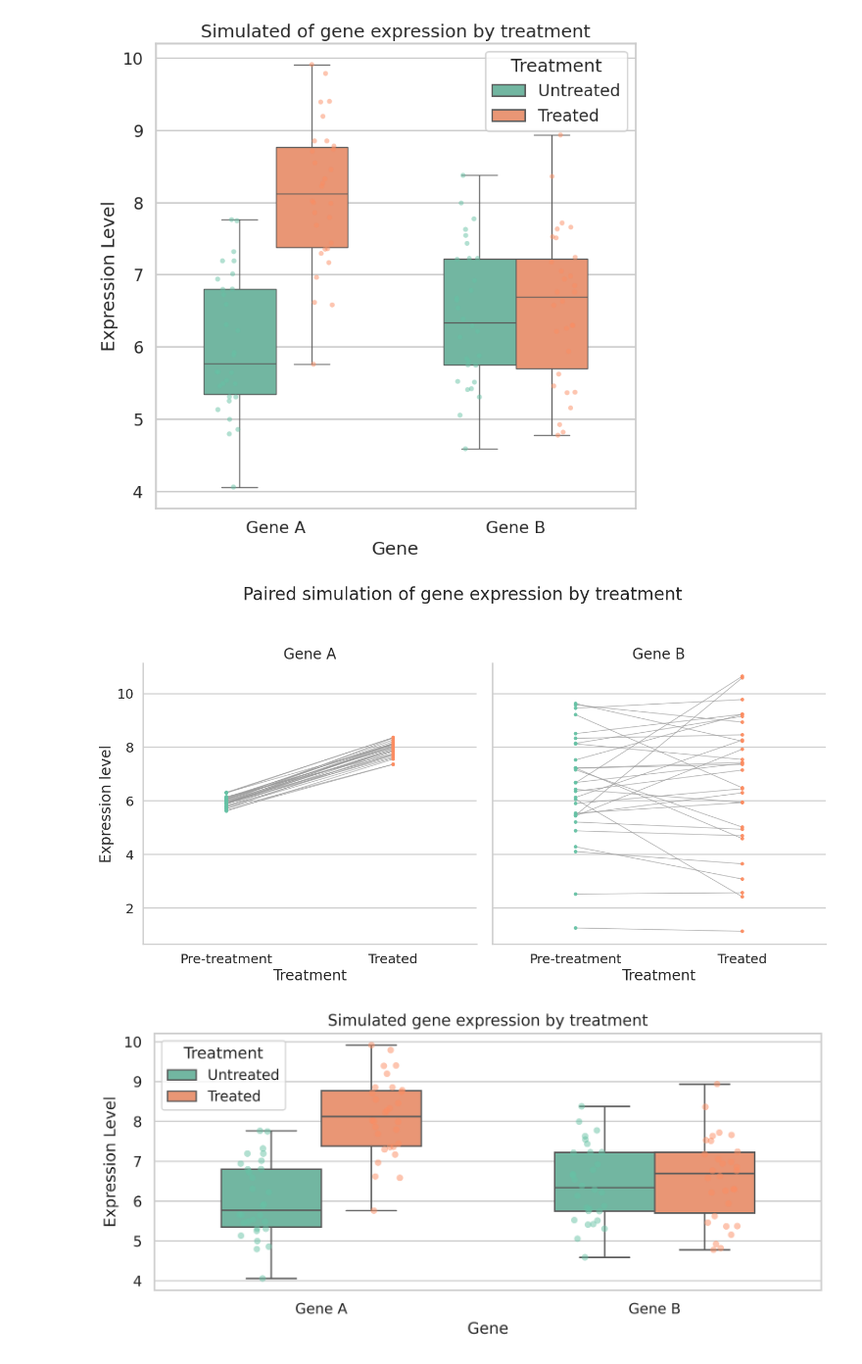
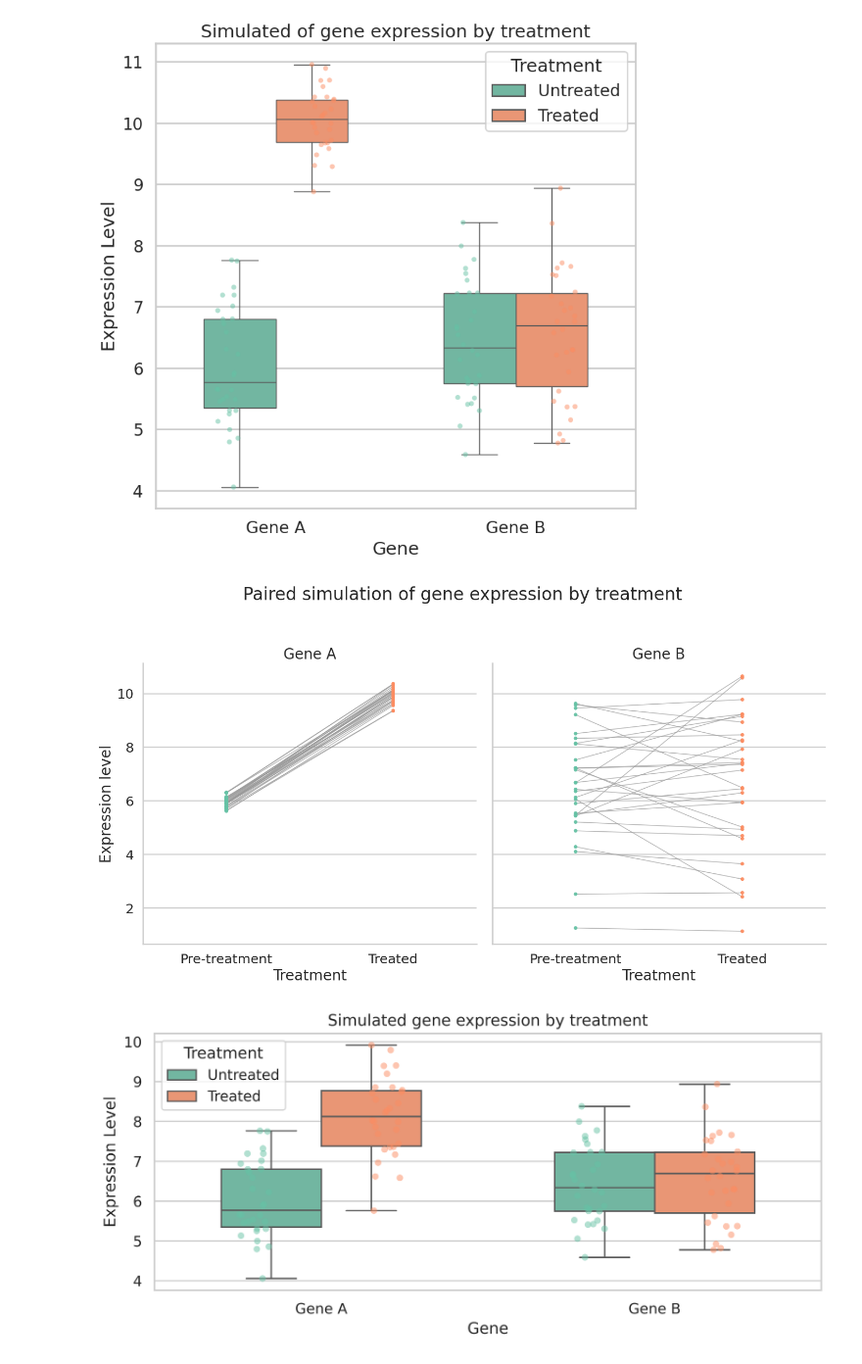
Before and after one commit to Jesse-Islam/reproduce_thesis, a Jupyter notebook: chapter_01/intro_sims.ipynb, the cells around one changed output. Shown at 98% size. Cells and saved outputs as stored; diff of their text form; code cells hidden in the pictures.

```diff
--- a/chapter_01/intro_sims.ipynb
+++ b/chapter_01/intro_sims.ipynb
@@ -9,7 +9,7 @@ import matplotlib.pyplot as plt
 np.random.seed(123)
 n_per_group = 30
 geneA_untreated = np.random.normal(loc=6.0, scale=0.8, size=n_per_group)
-geneA_treated   = np.random.normal(loc=8.0, scale=0.8, size=n_per_group)
+geneA_treated   = np.random.normal(loc=10.0, scale=0.4, size=n_per_group)
 geneB_untreated = np.random.normal(loc=6.5, scale=0.9, size=n_per_group)
 geneB_treated   = np.random.normal(loc=6.6, scale=0.9, size=n_per_group)
 
@@ -22,34 +22,34 @@ df = pd.DataFrame({
 # 2) Seaborn aesthetics
 sns.set_theme(context="talk", style="whitegrid")  # clean, publication-friendly
 palette = sns.color_palette("Set2")               # soft, colorblind-friendly
 
 # 3) Single plot: x = Group, y = Expression, hue = Gene
 plt.figure(figsize=(8, 8))
 ax = sns.boxplot(
     data=df, x="Gene", y="Expression", hue="Group",
     palette=palette, width=0.6, fliersize=0
 )
 # Overlay individual points for transparency/variance
 sns.stripplot(
     data=df, x="Gene", y="Expression", hue="Group",
     dodge=True, alpha=0.5, linewidth=0, palette=palette
 )
 
 # 4) Tidy legend (remove duplicates from stripplot)
 handles, labels = ax.get_legend_handles_labels()
 ax.legend(handles[:2], labels[:2], title="Treatment", frameon=True)
 
 # 5) Labels and layout
 ax.set_title("Simulated of gene expression by treatment")
 ax.set_xlabel("Gene")
 ax.set_ylabel("Expression Level")
 plt.tight_layout()
 
 # 6) Save publication-quality PNG (and optional PDF)
 plt.savefig("two_genes_boxplot.png", dpi=600, bbox_inches="tight")
 plt.show()
 # %% [output]
-[figure, old version]
+[figure, new version]
 # %%
 # --- Paired slope plot: gray lines + treatment-colored dots, with a proper legend ---
 import numpy as np
@@ -62,7 +62,7 @@ np.random.seed(42)
 n_subjects = 30
 subjects = np.arange(1, n_subjects + 1)
 A_pre  = np.random.normal(loc=6.0, scale=0.2, size=n_subjects)
-A_post = A_pre + np.random.normal(loc=2.0, scale=0.2, size=n_subjects)
+A_post = A_pre + np.random.normal(loc=4.0, scale=0.2, size=n_subjects)
 B_pre  = np.random.normal(loc=6.5, scale=2, size=n_subjects)
 B_post = B_pre + np.random.normal(loc=0.2, scale=2, size=n_subjects)
 df = pd.DataFrame({
@@ -134,7 +134,7 @@ plt.tight_layout(rect=[0, 0, 1, 0.95])
 plt.savefig("paired_two_genes_lines_and_dots_set2.png", dpi=600, bbox_inches="tight")
 plt.show()
 # %% [output]
-[figure, old version]
+[figure, new version]
 # %%
 import numpy as np
 import pandas as pd
```
Also changed, not shown: 40 other files.
